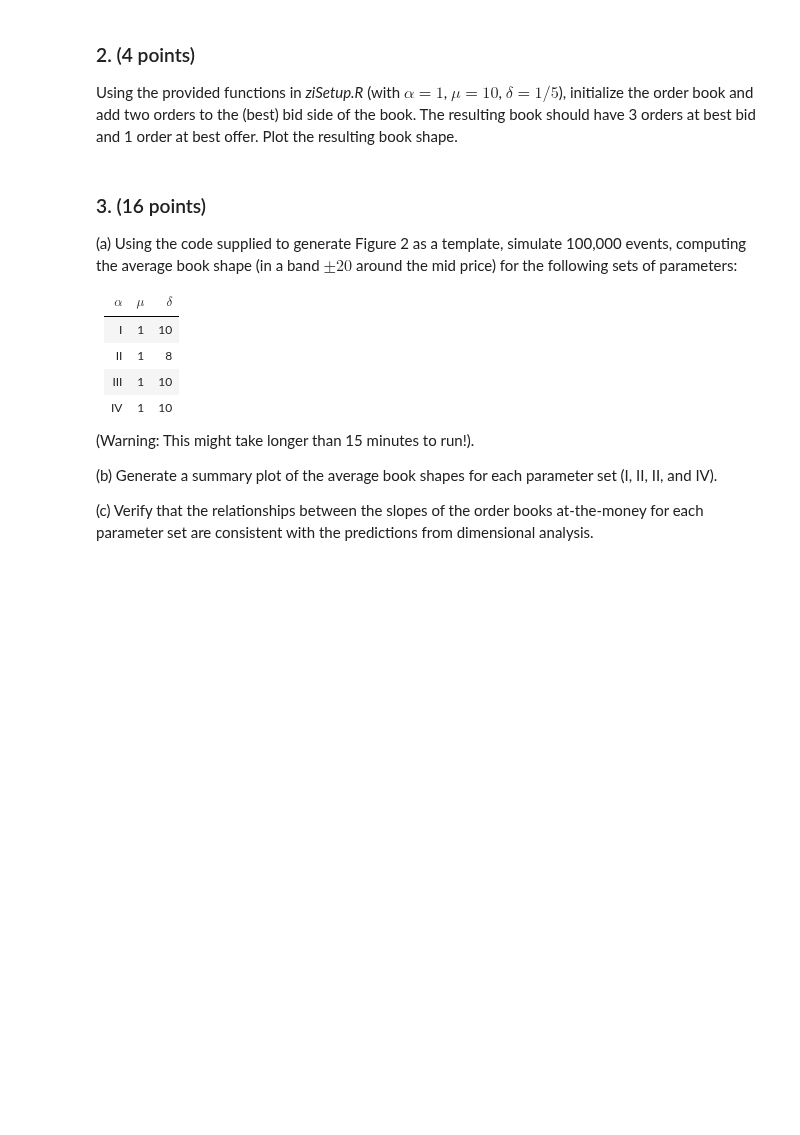
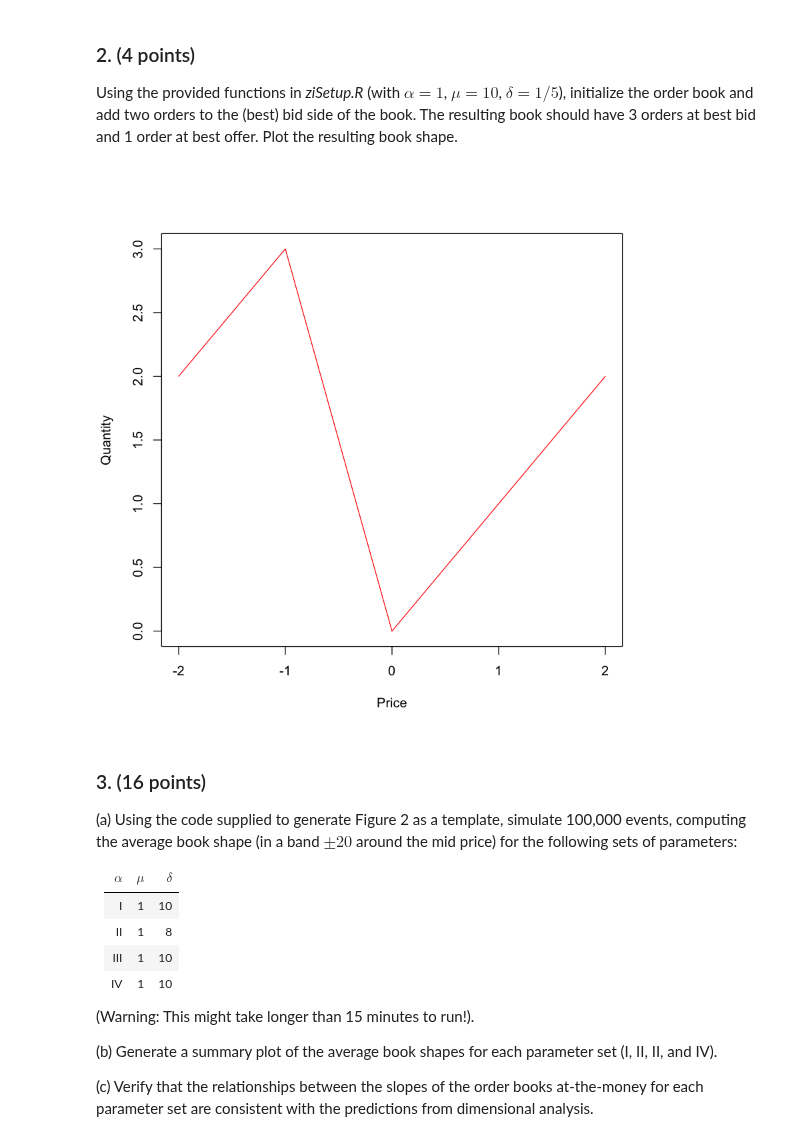
Before and after one commit to wubiya/MicroStructure, a Jupyter notebook: 9879HW01_Spring2016.ipynb, the cells around one changed output. Drawn from its saved outputs; the diff is of its cells as text; code cells hidden in the pictures; blank space fills up the shorter version.

```diff
--- a/9879HW01_Spring2016.ipynb
+++ b/9879HW01_Spring2016.ipynb
@@ -79,6 +79,17 @@ Using the provided functions in *ziSetup.R* (with $\alpha = 1$, $\mu = 10$, $\de
 initialize the order book and add two orders to the (best) bid side of the book. The resulting
 book should have 3 orders at best bid and 1 order at best offer. Plot the resulting book
 shape.
+# %%
+logging <- F # Very important for speed!
+alpha <- 1
+mu <- 10
+delta <- 1/5
+initializeBook5()
+limitBuyOrder(price = bestBid())
+limitBuyOrder(price = bestBid())
+bookPlot(2)
+# %% [output]
+[figure, added]
 # %% [markdown]
 ### 3. (16 points)
 
```
Also changed, not shown: parts of 3 cells of this notebook, 1 other file.
